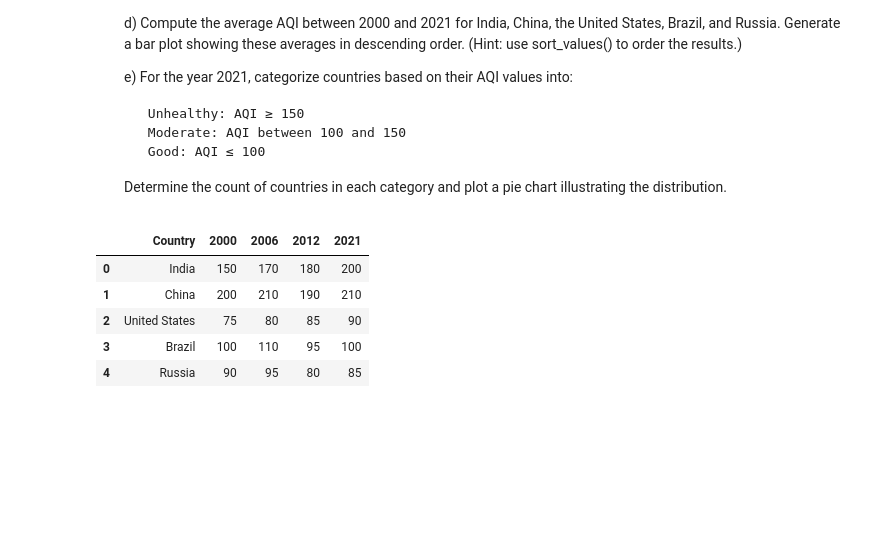
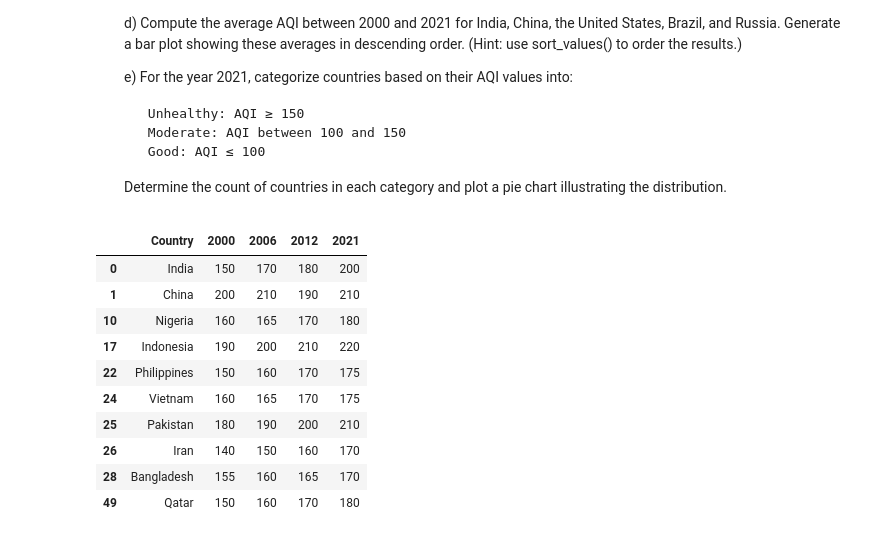
Before and after one commit to kiya69/mjtads, a Jupyter notebook: assets/assignments/programming_data_processing/Assignment-1.ipynb, the cells around one changed output. Cells and saved outputs as stored; diff of their text form; code cells hidden in the pictures; blank space fills up the shorter version.

```diff
--- a/assets/assignments/programming_data_processing/Assignment-1.ipynb
+++ b/assets/assignments/programming_data_processing/Assignment-1.ipynb
@@ -225,11 +225,26 @@ return_indices True
 # %%
 import pandas as pd
 airData = pd.read_csv("air-quality-index.csv")
-airData.head()
+#a
+threshold = 150
+AQIGreaterThan150FilterIn2000or2006 = ((airData["2000"] >= threshold) |
+                      (airData["2006"] >= threshold) )
+AQIGreaterThan150In2000or2006 = airData[AQIGreaterThan150FilterIn2000or2006]
+AQIGreaterThan150In2000or2006
+# high_salary_engineers = majors_df.loc[high_salary_filter, ["Major","Median"]]
+# high_salary_engineers
+# airData.head()
+# #a
+# airData
 # %% [output]
 |  | Country | 2000 | 2006 | 2012 | 2021 |
 | 0 | India | 150 | 170 | 180 | 200 |
 | 1 | China | 200 | 210 | 190 | 210 |
-| 2 | United States | 75 | 80 | 85 | 90 |
-| 3 | Brazil | 100 | 110 | 95 | 100 |
-| 4 | Russia | 90 | 95 | 80 | 85 |
+| 10 | Nigeria | 160 | 165 | 170 | 180 |
+| 17 | Indonesia | 190 | 200 | 210 | 220 |
+| 22 | Philippines | 150 | 160 | 170 | 175 |
+| 24 | Vietnam | 160 | 165 | 170 | 175 |
+| 25 | Pakistan | 180 | 190 | 200 | 210 |
+| 26 | Iran | 140 | 150 | 160 | 170 |
+| 28 | Bangladesh | 155 | 160 | 165 | 170 |
+| 49 | Qatar | 150 | 160 | 170 | 180 |
```
Also changed, not shown: parts of 4 cells of this notebook, 1 other file.
